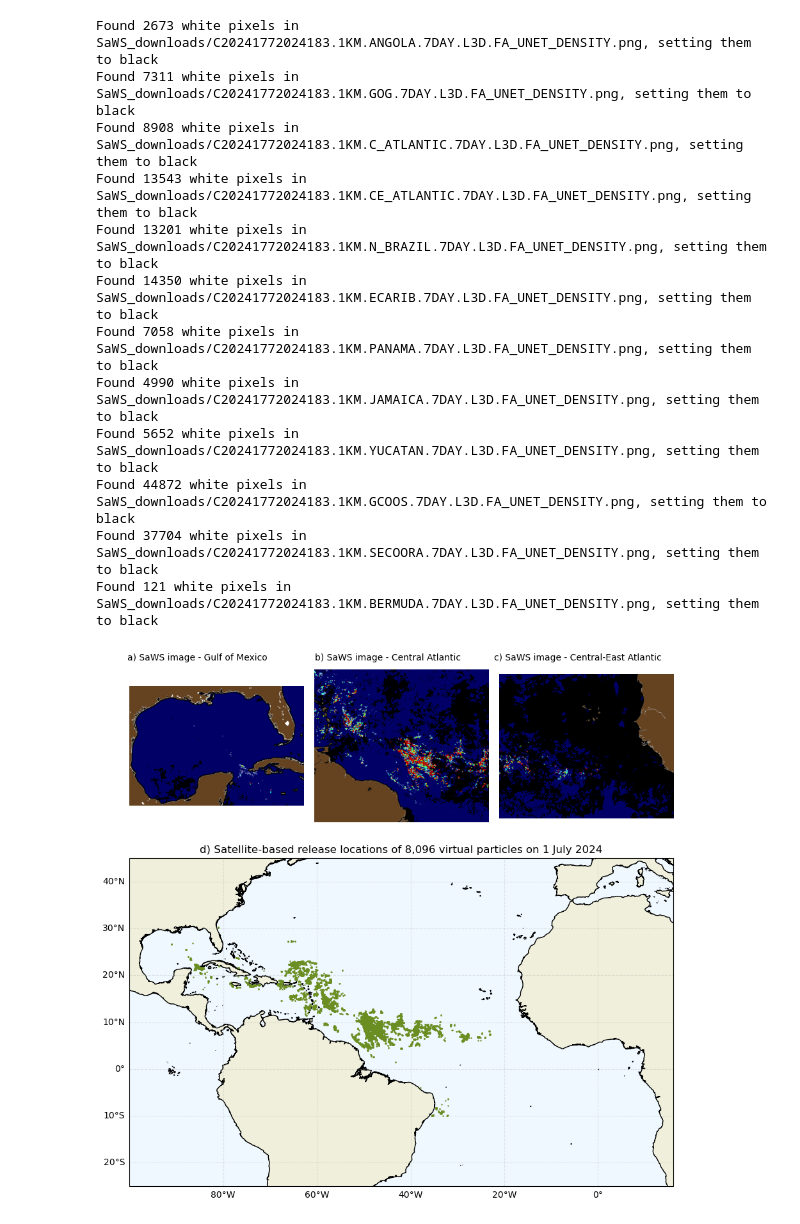
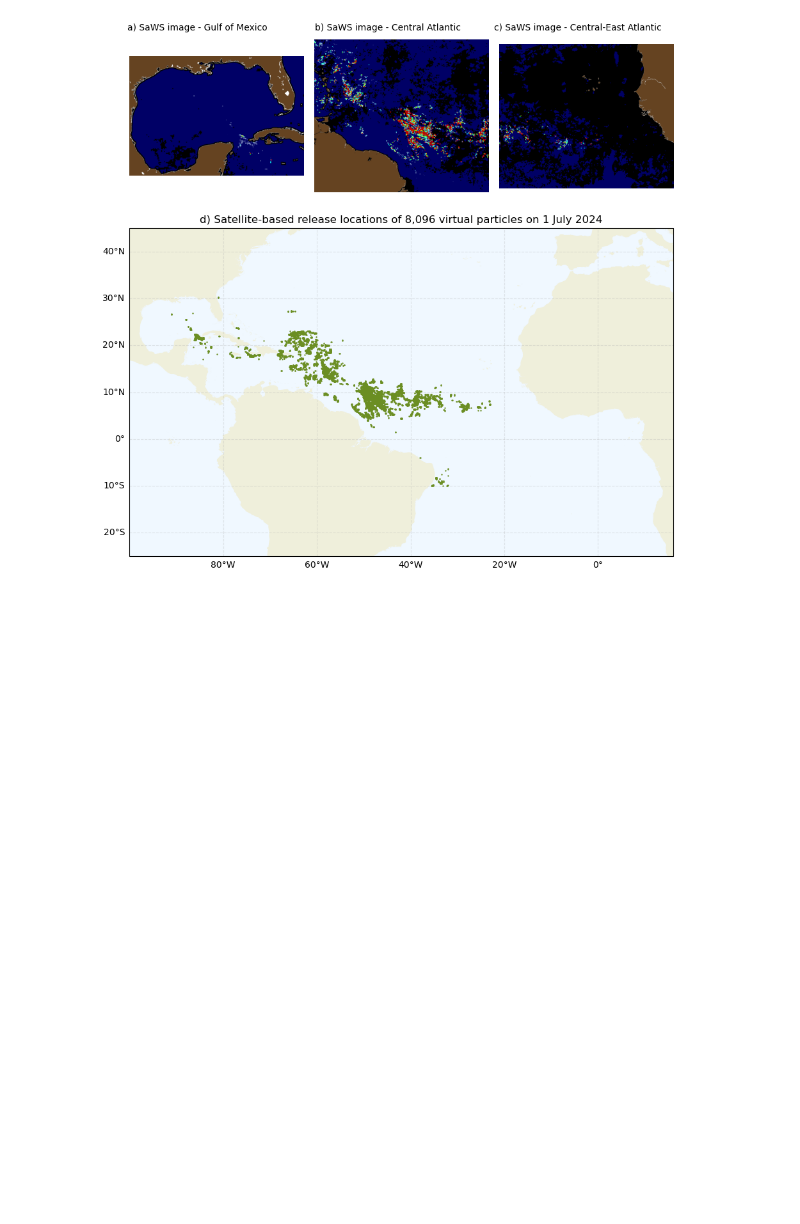
Before and after one commit to Parcels-code/Sargassum_growth_model, a Jupyter notebook: Manuscript_Figures/Figure1.ipynb, the cells around one changed output. Saved outputs shown, nothing was run; the diff lists cells and outputs as text; code cells hidden in the pictures; blank space fills up the shorter version.

Commit message:
Removing coastlines

```diff
--- a/Manuscript_Figures/Figure1.ipynb
+++ b/Manuscript_Figures/Figure1.ipynb
@@ -37,44 +37,31 @@ ax0.axis('off')
 
 #Top-center: Central Atlantic PNG
 ax1 = fig.add_subplot(gs[0, 1])
 ax1.imshow(images[1])
 ax1.axis('off')
 
 #Top-right: Central-East Atlantic PNG
 ax2 = fig.add_subplot(gs[0, 2])
 ax2.imshow(images[2])
 ax2.axis('off')
 
 # Align titles on top using fig.text for absolute positioning
 title_y = 1
 fig.text(0.17, title_y, 'a) SaWS image - Gulf of Mexico', ha='center')
 fig.text(0.5, title_y, 'b) SaWS image - Central Atlantic', ha='center')
 fig.text(0.83, title_y, 'c) SaWS image - Central-East Atlantic', ha='center')
 
 #Bottom row: map spanning all columns
 ax3 = fig.add_subplot(gs[1, :], projection=ccrs.PlateCarree())
 ax3.set_facecolor('aliceblue')
-ax3.add_feature(cartopy.feature.COASTLINE.with_scale('10m'), zorder=2)
 ax3.add_feature(cartopy.feature.LAND.with_scale('10m'), zorder=1)
 ax3.gridlines(draw_labels=['left', 'bottom'], zorder=0, alpha=0.3, linestyle='--')
 ax3.scatter(coords[:, 0], coords[:, 1], s=0.5, color='olivedrab', zorder=5)
 ax3.set_extent([-100, 16, -25, 45], crs=ccrs.PlateCarree())
 ax3.set_title(f'd) Satellite-based release locations of {len(coords):,} virtual particles on 1 July 2024')
 
 fig.savefig('Figures/Figure1.png', bbox_inches='tight', dpi=300)
 
 plt.show()
 # %% [output]
-Found 2673 white pixels in SaWS_downloads/C20241772024183.1KM.ANGOLA.7DAY.L3D.FA_UNET_DENSITY.png, setting them to black
-Found 7311 white pixels in SaWS_downloads/C20241772024183.1KM.GOG.7DAY.L3D.FA_UNET_DENSITY.png, setting them to black
-Found 8908 white pixels in SaWS_downloads/C20241772024183.1KM.C_ATLANTIC.7DAY.L3D.FA_UNET_DENSITY.png, setting them to black
-Found 13543 white pixels in SaWS_downloads/C20241772024183.1KM.CE_ATLANTIC.7DAY.L3D.FA_UNET_DENSITY.png, setting them to black
-Found 13201 white pixels in SaWS_downloads/C20241772024183.1KM.N_BRAZIL.7DAY.L3D.FA_UNET_DENSITY.png, setting them to black
-Found 14350 white pixels in SaWS_downloads/C20241772024183.1KM.ECARIB.7DAY.L3D.FA_UNET_DENSITY.png, setting them to black
-Found 7058 white pixels in SaWS_downloads/C20241772024183.1KM.PANAMA.7DAY.L3D.FA_UNET_DENSITY.png, setting them to black
-Found 4990 white pixels in SaWS_downloads/C20241772024183.1KM.JAMAICA.7DAY.L3D.FA_UNET_DENSITY.png, setting them to black
-Found 5652 white pixels in SaWS_downloads/C20241772024183.1KM.YUCATAN.7DAY.L3D.FA_UNET_DENSITY.png, setting them to black
-Found 44872 white pixels in SaWS_downloads/C20241772024183.1KM.GCOOS.7DAY.L3D.FA_UNET_DENSITY.png, setting them to black
-Found 37704 white pixels in SaWS_downloads/C20241772024183.1KM.SECOORA.7DAY.L3D.FA_UNET_DENSITY.png, setting them to black
-Found 121 white pixels in SaWS_downloads/C20241772024183.1KM.BERMUDA.7DAY.L3D.FA_UNET_DENSITY.png, setting them to black
-[figure, old version]
+[figure, new version]
```
Also changed, not shown: 1 other file.
